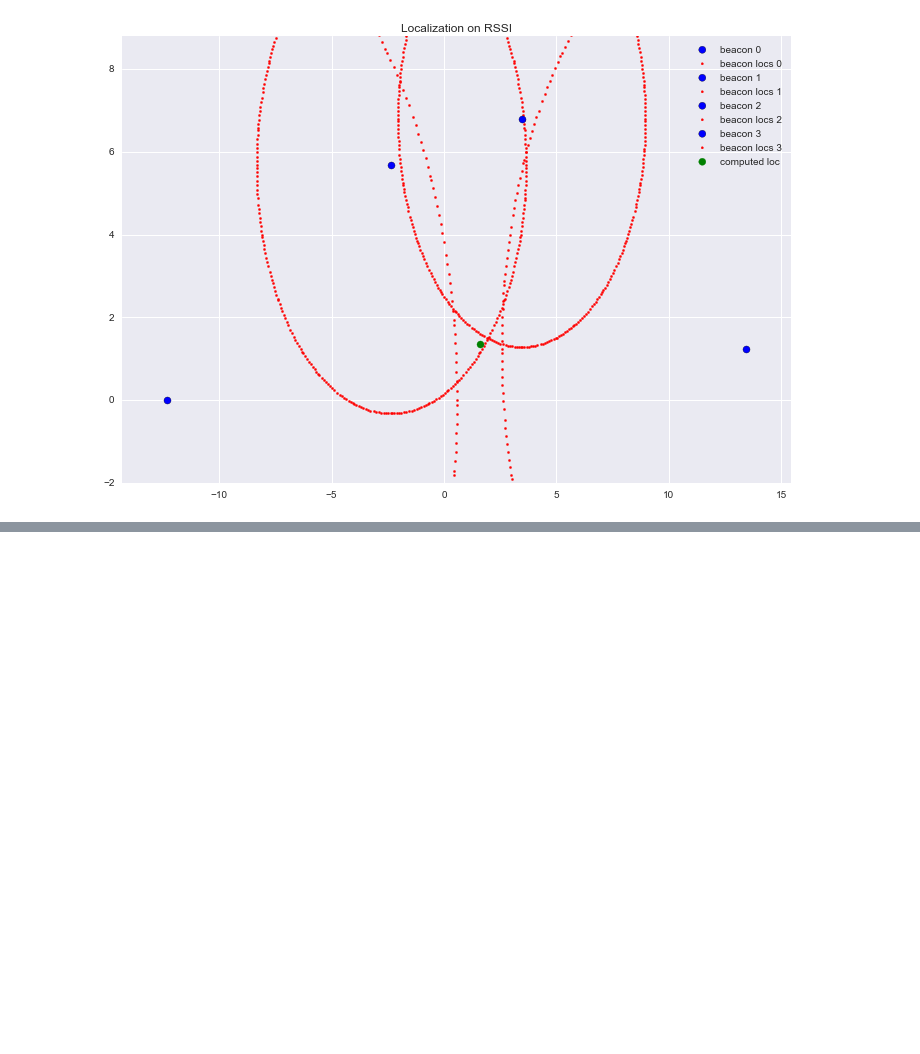
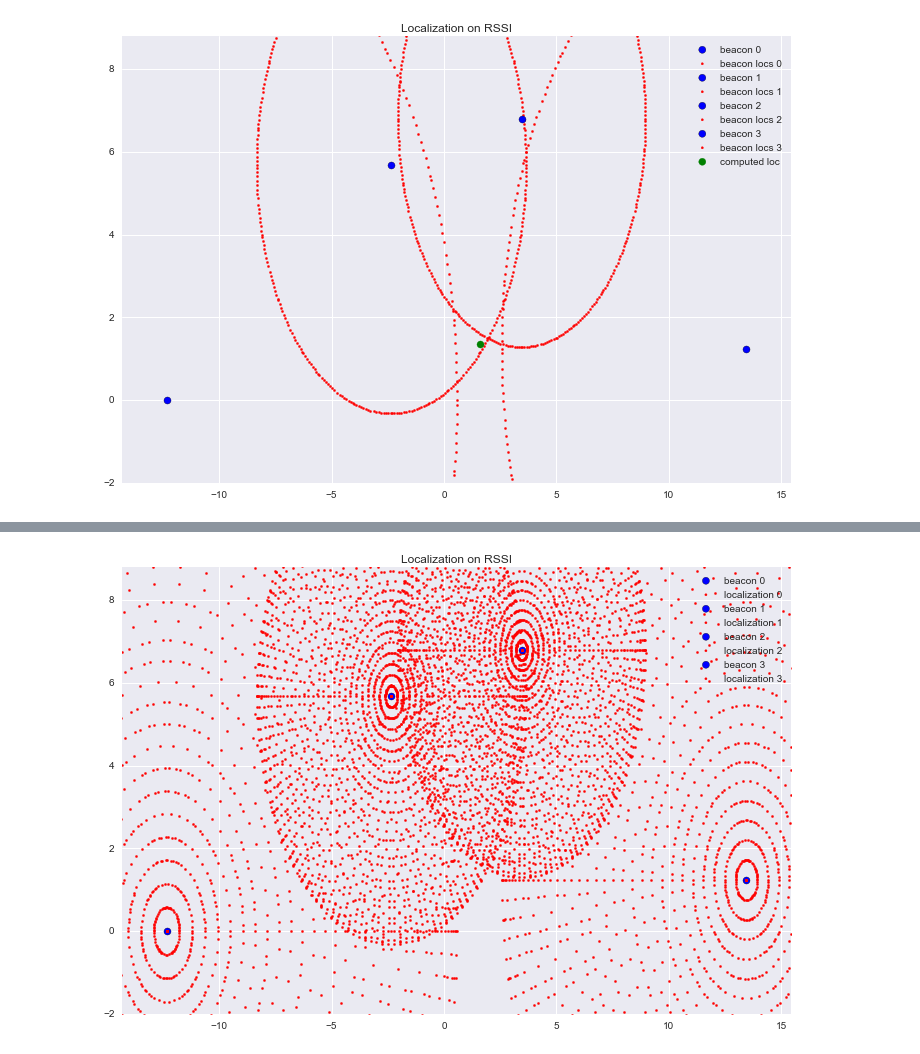
Before and after one commit to vfdev-5/Exocoetidae, a Jupyter notebook: flying_fish_localization.ipynb, the cells around one changed output, grey strips where cells are left out. Saved outputs shown, nothing was run; the diff lists cells and outputs as text; code cells hidden in the pictures; blank space fills up the shorter version.

```diff
--- a/flying_fish_localization.ipynb
+++ b/flying_fish_localization.ipynb
@@ -186,0 +222,13 @@ _ = plt.ylim(np.min(beacon_positions[:,1]) - 2.0, np.max(beacon_positions[:,1])
+# %%
+signals = np.array([
+    -150,
+    -141,
+    -140,
+    -148
+])
+rssi_to_dist_f_list = [
+    lambda s: rssi_to_dist(s, a=-120),
+    lambda s: rssi_to_dist(s, a=-120),
+    lambda s: rssi_to_dist(s, a=-120),
+    lambda s: rssi_to_dist(s, a=-120),
+]
@@ -186,0 +250,13 @@ _ = plt.ylim(np.min(beacon_positions[:,1]) - 2.0, np.max(beacon_positions[:,1])
+# %%
+plt.figure(figsize=(12, 8))
+for i, s in enumerate(signals):
+    beacon_pos = beacon_positions[i]
+    pts = points_3d_from_rssi(s, rssi_to_dist_f_list[i], beacon_pos)
+    plt.title("Localization on RSSI")
+    plt.scatter(beacon_pos[0], beacon_pos[1], s=50, label='beacon %i' % i)
+    plt.scatter(pts[:,0], pts[:,1], color='r', s=5, label='localization %i' % i)
+plt.legend()
+plt.xlim(np.min(beacon_positions[:,0]) - 2.0, np.max(beacon_positions[:,0]) + 2.0)
+_ = plt.ylim(np.min(beacon_positions[:,1]) - 2.0, np.max(beacon_positions[:,1]) + 2.0)
+# %% [output]
+[figure, added]
```
Also changed, not shown: parts of 13 cells of this notebook, 4 other files.
